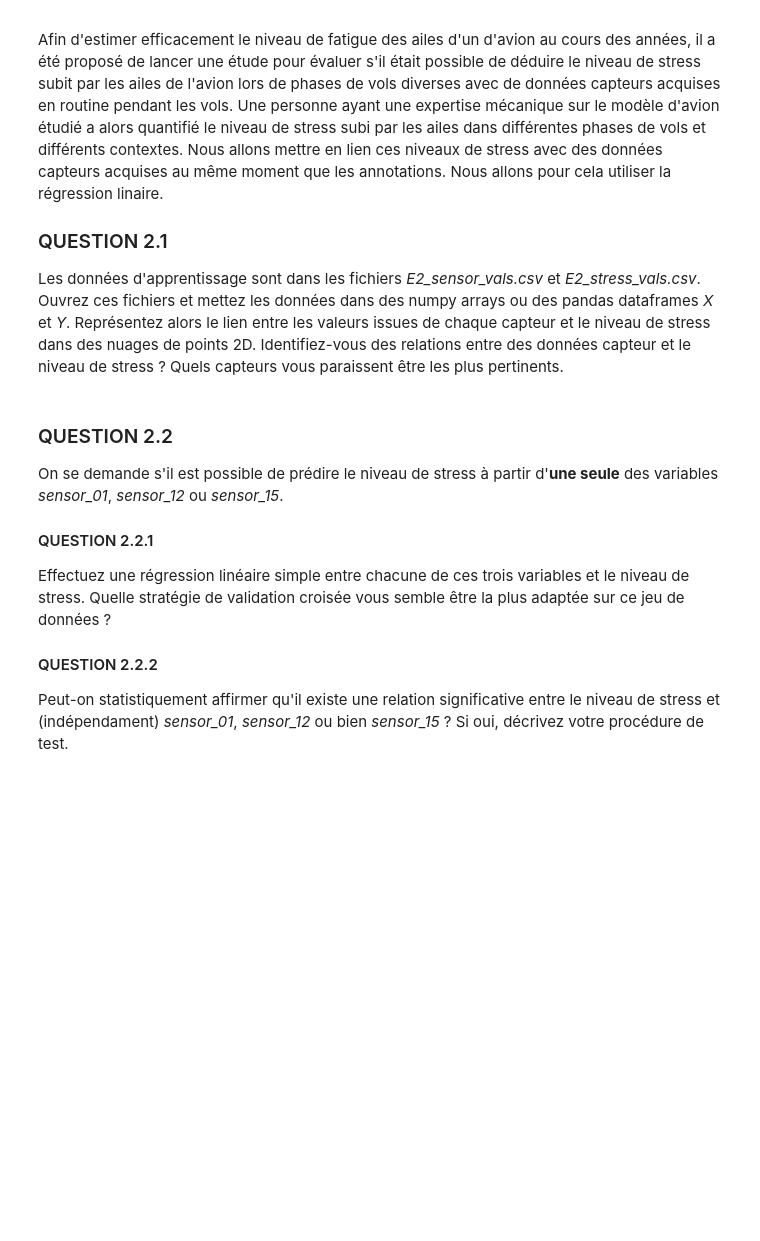
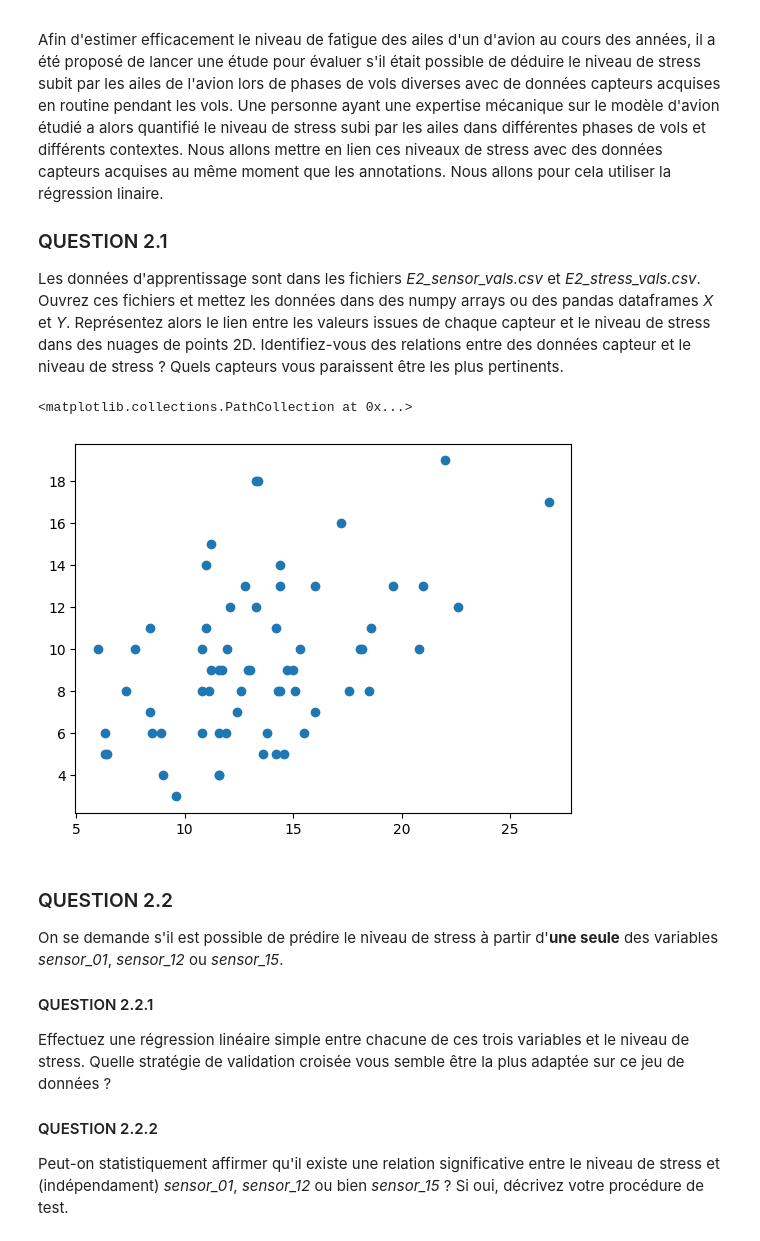
Before and after one commit to alextonon/BE_working_repo, a Jupyter notebook: FSD310_Statistics/stat-ml/BE_statML_2025/BE_StatML_2025.ipynb, the cells around one changed output. Cells and saved outputs as stored; diff of their text form; code cells hidden in the pictures; blank space fills up the shorter version.

```diff
--- a/FSD310_Statistics/stat-ml/BE_statML_2025/BE_StatML_2025.ipynb
+++ b/FSD310_Statistics/stat-ml/BE_statML_2025/BE_StatML_2025.ipynb
@@ -130,15 +201,17 @@ Les données d'apprentissage sont dans les fichiers *E2_sensor_vals.csv* et *E2_
 # %%
 import pandas
 import numpy as np
 import matplotlib.pyplot as plt
 from sklearn import preprocessing
 
 
-#X=...
+X = pd.read_csv("E2_sensor_vals.csv",sep=';', dtype=float)
+Y = pd.read_csv("E2_stress_vals.csv",sep=';', dtype=float)
 
-#Y=...
-
-#TODO
+plt.scatter(X["sensor_01"], Y)
+# %% [output]
+<matplotlib.collections.PathCollection at 0x...>
+[figure, added]
 # %% [markdown]
 
 ### QUESTION 2.2
```
Also changed, not shown: parts of 4 cells of this notebook.
